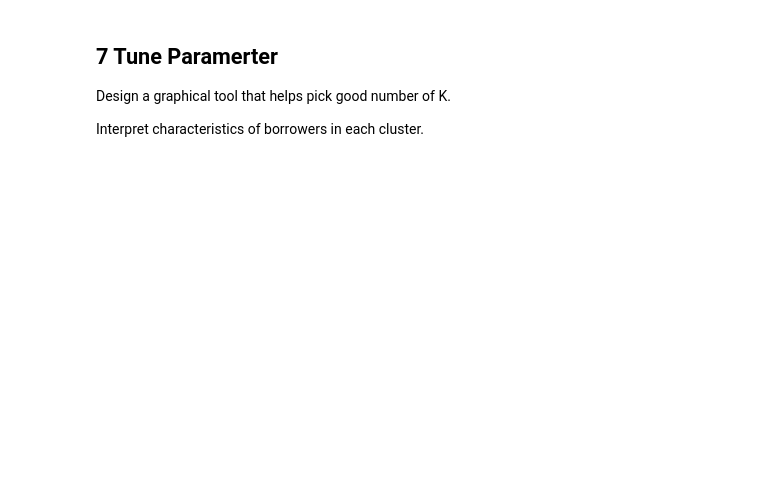
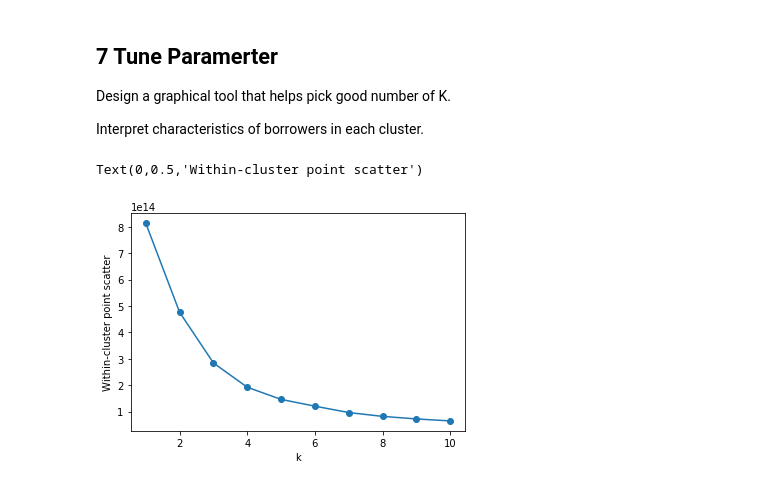
Before and after one commit to TimZhiX/Big-Data-in-Finance-II, a Jupyter notebook: Assignments/BigData2_Assignment_Group7.ipynb, the cells around one changed output. Saved outputs shown, nothing was run; the diff lists cells and outputs as text; code cells hidden in the pictures; blank space fills up the shorter version.

```diff
--- a/Assignments/BigData2_Assignment_Group7.ipynb
+++ b/Assignments/BigData2_Assignment_Group7.ipynb
@@ -166,3 +225,15 @@ Design a graphical tool that helps pick good number of K.
 
 Interpret characteristics
 of borrowers in each cluster.
+# %%
+# for speed, use pre-loaded package
+distances = []
+for k in range(1,11):
+    fitted = KMeans(n_clusters=k,random_state = 234,n_init=10).fit(X)
+    distances.append(fitted.inertia_)
+plt.plot(range(1,11),distances,'-o')
+plt.xlabel('k')
+plt.ylabel('Within-cluster point scatter')
+# %% [output]
+Text(0,0.5,'Within-cluster point scatter')
+[figure, added]
```
Also changed, not shown: parts of 9 cells of this notebook, 1 other file.
